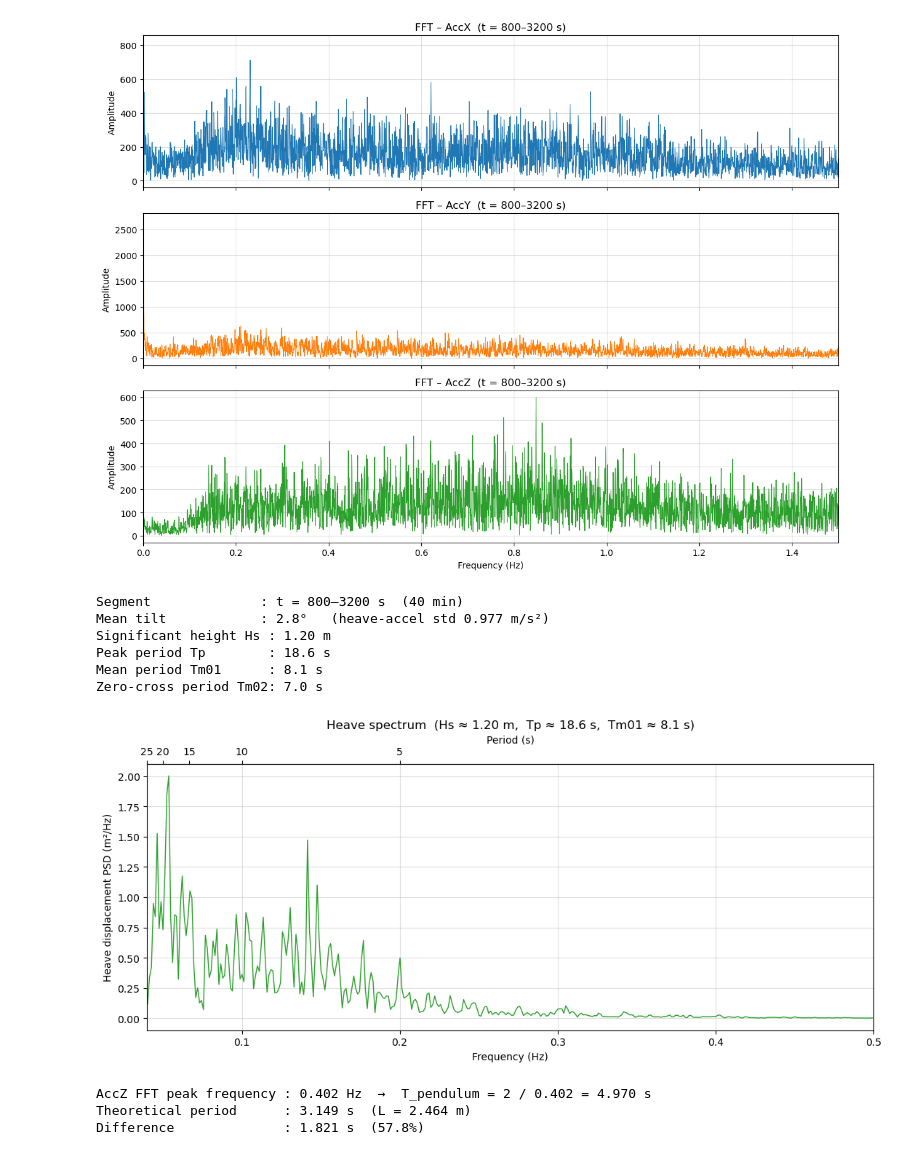
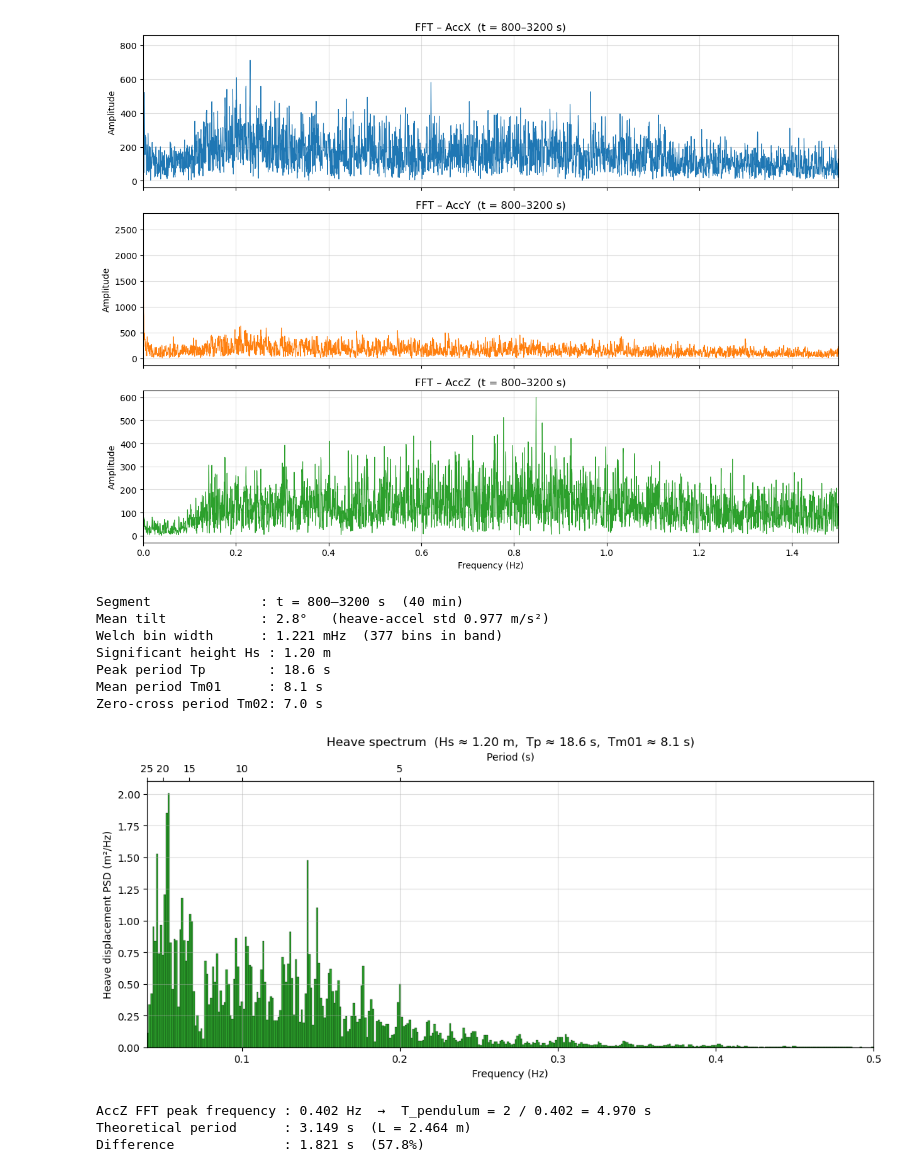
Before and after one commit to arobotdinosaur/MAE_223_Work, a Jupyter notebook: PendulumFFT_Simple.ipynb, the cells around one changed output. Saved outputs shown, nothing was run; the diff lists cells and outputs as text; code cells hidden in the pictures.

```diff
--- a/PendulumFFT_Simple.ipynb
+++ b/PendulumFFT_Simple.ipynb
@@ -174,35 +174,44 @@ Tp   = 1.0 / fw[np.argmax(Sd)]      # peak period
 Tm01 = m0 / m1                      # mean period
 Tm02 = np.sqrt(m0 / m2)             # zero-crossing period
 
+# Welch frequency-bin width = fs / nperseg — this is the spectral resolution of
+# the FFT windows used, so each bar spans exactly one bin.
+df_bin = f[1] - f[0]
+
 print(f'Segment              : t = {T_START:.0f}–{T_END:.0f} s  ({(T_END-T_START)/60:.0f} min)')
 print(f'Mean tilt            : {tilt_deg.mean():.1f}°   (heave-accel std {a_v.std():.3f} m/s²)')
+print(f'Welch bin width      : {df_bin*1000:.3f} mHz  ({len(fw)} bins in band)')
 print(f'Significant height Hs : {Hs:.2f} m')
 print(f'Peak period Tp        : {Tp:.1f} s')
 print(f'Mean period Tm01      : {Tm01:.1f} s')
 print(f'Zero-cross period Tm02: {Tm02:.1f} s')
 
 fig, ax = plt.subplots(figsize=(11, 5))
-ax.plot(fw, Sd, color='C2', lw=1.0)
+# Bar plot: each bar is centred on its Welch bin and spans the full bin width
+# (fs / nperseg), so the bar width shows the spectral resolution of the windows.
+ax.bar(fw, Sd, width=df_bin, align='center',
+       color='C2', edgecolor='black', linewidth=0.2)
 ax.set_xlabel('Frequency (Hz)')
 ax.set_ylabel('Heave displacement PSD (m²/Hz)')
 ax.set_title(f'Heave spectrum  (Hs ≈ {Hs:.2f} m,  Tp ≈ {Tp:.1f} s,  Tm01 ≈ {Tm01:.1f} s)')
 ax.set_xlim(F_LO, F_HI)            # start above 0 Hz so the 1/f period axis stays finite
 ax.grid(True, alpha=0.4)
 
 # period axis on top for readability (no peak-highlight line). Range excludes
 # 0 Hz, so the reciprocal transform is always finite.
 secax = ax.secondary_xaxis('top', functions=(lambda x: 1.0 / x, lambda T: 1.0 / T))
 secax.set_xlabel('Period (s)')
 plt.tight_layout()
 plt.show()
 # %% [output]
 Segment              : t = 800–3200 s  (40 min)
 Mean tilt            : 2.8°   (heave-accel std 0.977 m/s²)
+Welch bin width      : 1.221 mHz  (377 bins in band)
 Significant height Hs : 1.20 m
 Peak period Tp        : 18.6 s
 Mean period Tm01      : 8.1 s
 Zero-cross period Tm02: 7.0 s
-[figure, old version]
+[figure, new version]
 # %%
 ## Comparison: theoretical vs measured period
 
```
Also changed, not shown: 2 other files.
